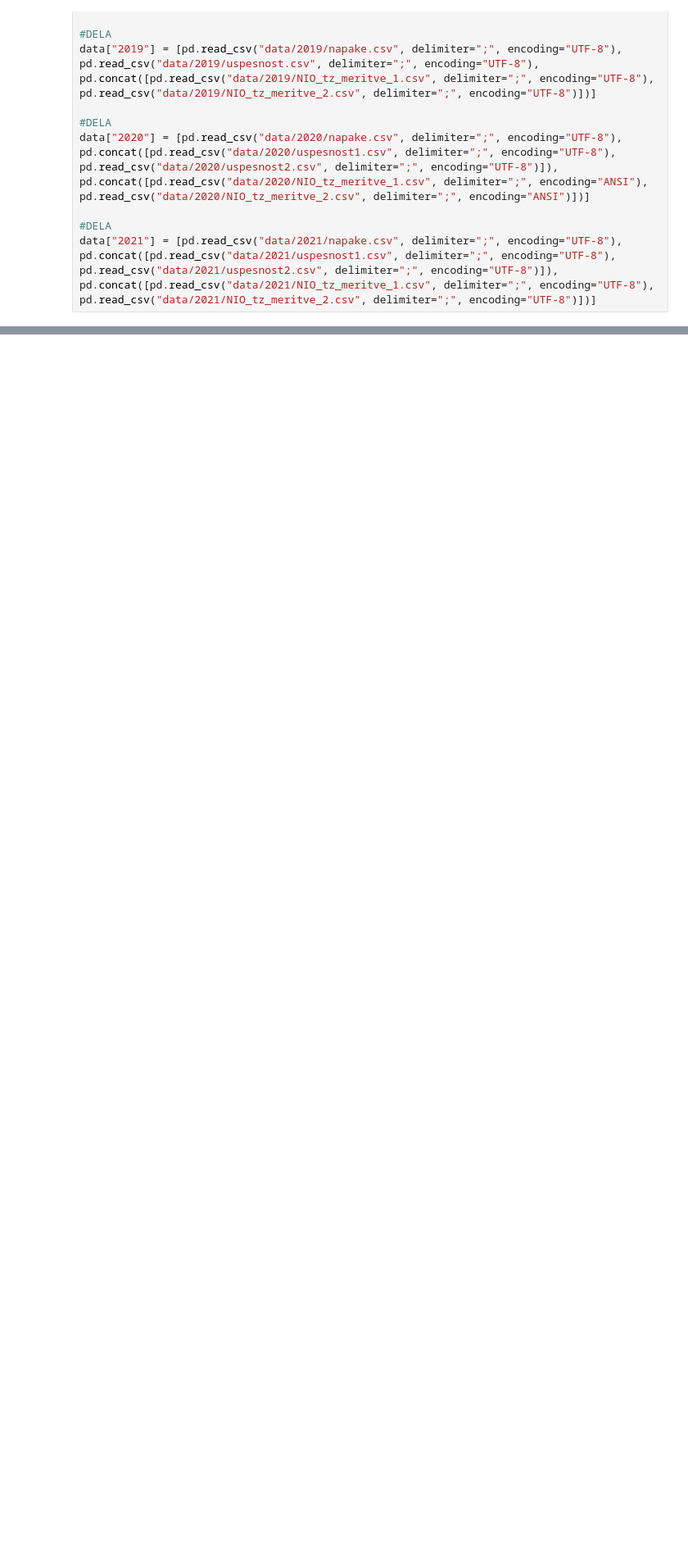
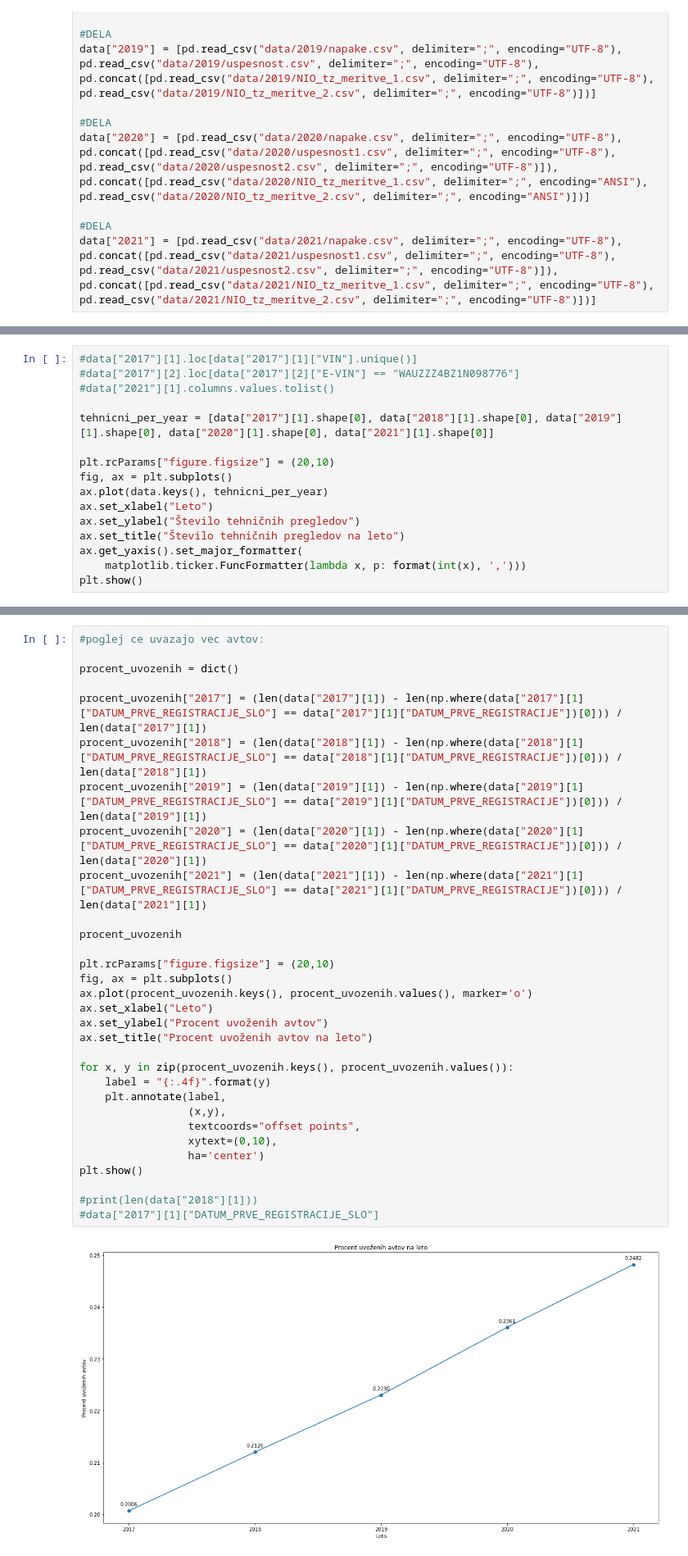
Before and after one commit to AnzeSavli/PR21aatj, a Jupyter notebook: PR21AATJ.ipynb, the cells around one changed output, grey strips where cells are left out. Shown: that part at 82% size. Drawn from its saved outputs; the diff is of its cells as text; blank space fills up the shorter version.

Commit message:
Data manipulation

```diff
--- a/PR21AATJ.ipynb
+++ b/PR21AATJ.ipynb
@@ -35,0 +26,16 @@ data["2017"][0]
+# %%
+#data["2017"][1].loc[data["2017"][1]["VIN"].unique()]
+#data["2017"][2].loc[data["2017"][2]["E-VIN"] == "WAUZZZ4BZ1N098776"]
+#data["2021"][1].columns.values.tolist()
+
+tehnicni_per_year = [data["2017"][1].shape[0], data["2018"][1].shape[0], data["2019"][1].shape[0], data["2020"][1].shape[0], data["2021"][1].shape[0]]
+
+plt.rcParams["figure.figsize"] = (20,10)
+fig, ax = plt.subplots()
+ax.plot(data.keys(), tehnicni_per_year)
+ax.set_xlabel("Leto")
+ax.set_ylabel("Število tehničnih pregledov")
+ax.set_title("Število tehničnih pregledov na leto")
+ax.get_yaxis().set_major_formatter(
+    matplotlib.ticker.FuncFormatter(lambda x, p: format(int(x), ',')))
+plt.show()
@@ -35,0 +133,33 @@ data["2017"][0]
+# %%
+#poglej ce uvazajo vec avtov:
+
+procent_uvozenih = dict()
+
+procent_uvozenih["2017"] = (len(data["2017"][1]) - len(np.where(data["2017"][1]["DATUM_PRVE_REGISTRACIJE_SLO"] == data["2017"][1]["DATUM_PRVE_REGISTRACIJE"])[0])) / len(data["2017"][1])
+procent_uvozenih["2018"] = (len(data["2018"][1]) - len(np.where(data["2018"][1]["DATUM_PRVE_REGISTRACIJE_SLO"] == data["2018"][1]["DATUM_PRVE_REGISTRACIJE"])[0])) / len(data["2018"][1])
+procent_uvozenih["2019"] = (len(data["2019"][1]) - len(np.where(data["2019"][1]["DATUM_PRVE_REGISTRACIJE_SLO"] == data["2019"][1]["DATUM_PRVE_REGISTRACIJE"])[0])) / len(data["2019"][1])
+procent_uvozenih["2020"] = (len(data["2020"][1]) - len(np.where(data["2020"][1]["DATUM_PRVE_REGISTRACIJE_SLO"] == data["2020"][1]["DATUM_PRVE_REGISTRACIJE"])[0])) / len(data["2020"][1])
+procent_uvozenih["2021"] = (len(data["2021"][1]) - len(np.where(data["2021"][1]["DATUM_PRVE_REGISTRACIJE_SLO"] == data["2021"][1]["DATUM_PRVE_REGISTRACIJE"])[0])) / len(data["2021"][1])
+
+procent_uvozenih
+
+plt.rcParams["figure.figsize"] = (20,10)
+fig, ax = plt.subplots()
+ax.plot(procent_uvozenih.keys(), procent_uvozenih.values(), marker='o')
+ax.set_xlabel("Leto")
+ax.set_ylabel("Procent uvoženih avtov")
+ax.set_title("Procent uvoženih avtov na leto")
+
+for x, y in zip(procent_uvozenih.keys(), procent_uvozenih.values()):
+    label = "{:.4f}".format(y)
+    plt.annotate(label,
+                 (x,y),
+                 textcoords="offset points",
+                 xytext=(0,10),
+                 ha='center')
+plt.show()
+
+#print(len(data["2018"][1]))
+#data["2017"][1]["DATUM_PRVE_REGISTRACIJE_SLO"]
+# %% [output]
+[figure, added]
```
Also changed, not shown: parts of 6 cells of this notebook, 1 other file.
